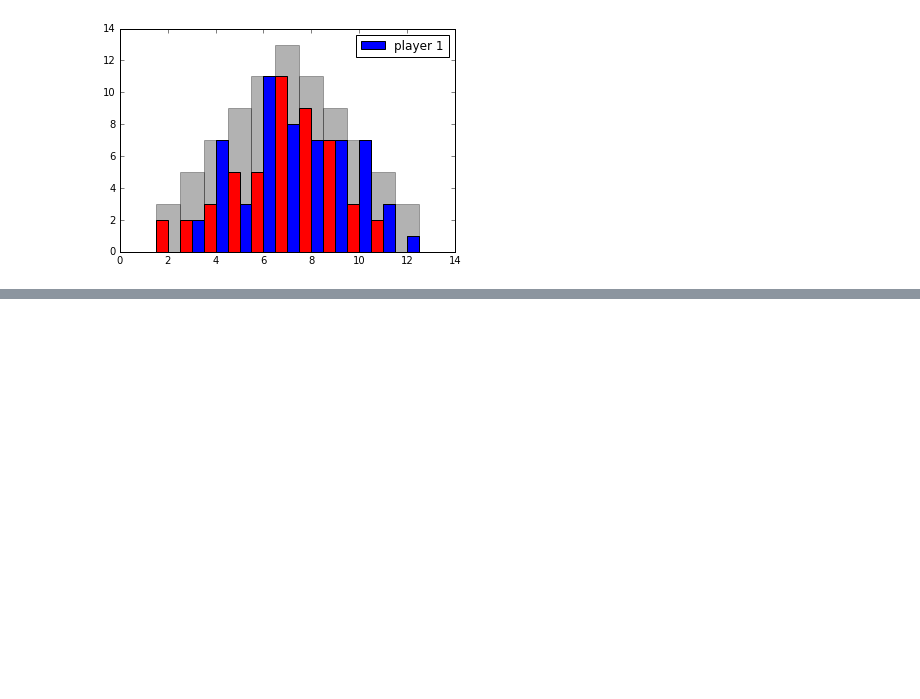
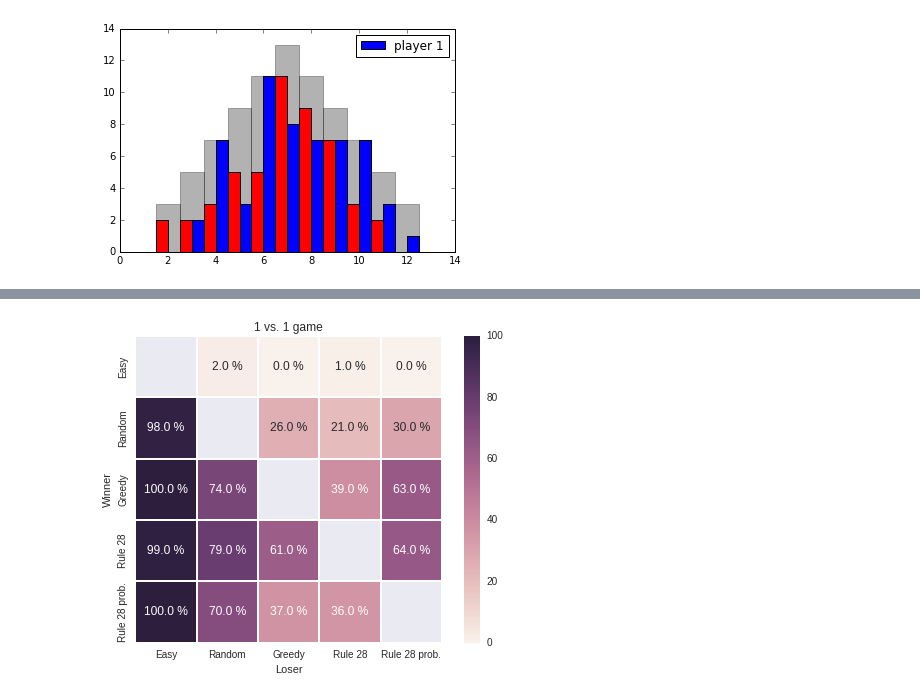
Before and after one commit to bioglio/cantstop, a Jupyter notebook: cant_stop.ipynb, the cells around one changed output, grey strips where cells are left out. Drawn from its saved outputs; the diff is of its cells as text; code cells hidden in the pictures; blank space fills up the shorter version.

```diff
--- a/cant_stop.ipynb
+++ b/cant_stop.ipynb
@@ -571,0 +591,29 @@ print res[0]
+# %%
+def battle_1vs1(players, plays=100):
+    num_players = len(players)
+    perc = 100.0/plays
+    res = [[0 for x in range(num_players)] for y in range(num_players)]
+    for i in range(num_players):
+        for j in range(i+1, num_players):
+            game_res = multiple_play_cantstop([players[i],players[j]], plays)[0]
+            res[i][j] = game_res[0]*perc
+            res[j][i] = game_res[1]*perc
+    return res
+
+def plot__1vs1(players, res):
+    ticklabels = [x.get_name() for x in players]
+    mask = np.zeros_like(np.array(res))
+    mask[np.diag_indices_from(mask)] = True
+    ax = sns.heatmap(res, mask=mask, annot=True, fmt=".1f", square=1, linewidth=1., vmin=0, vmax=100, xticklabels=ticklabels, yticklabels=ticklabels)
+    #ax = sns.heatmap(data, annot=True, fmt = '.1f', square=1, linewidth=1.)
+    for t in ax.texts:
+        t.set_text(t.get_text() + " %")
+    ax.set(title='1 vs. 1 game', xlabel='Loser', ylabel='Winner')
+    plt.show()
+    return
+# %%
+players = [Player_easy(),Player_random(),Player_greedy(),Player_rule28(),Player_rule28_prob()]
+res = battle_1vs1(players, 100)
+plot__1vs1(players, res)
+# %% [output]
+[figure, added]
```
Also changed, not shown: parts of 9 cells of this notebook, 1 other file.
